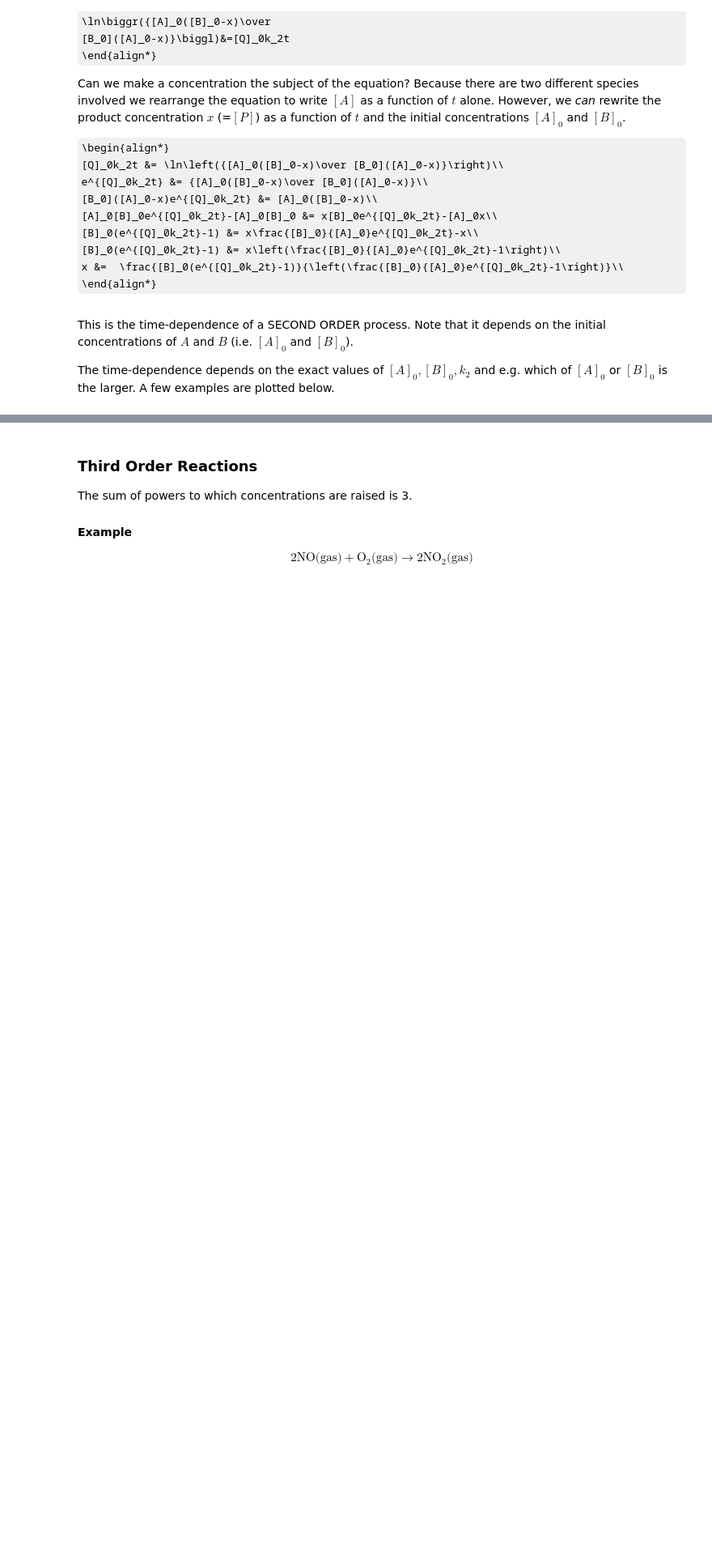
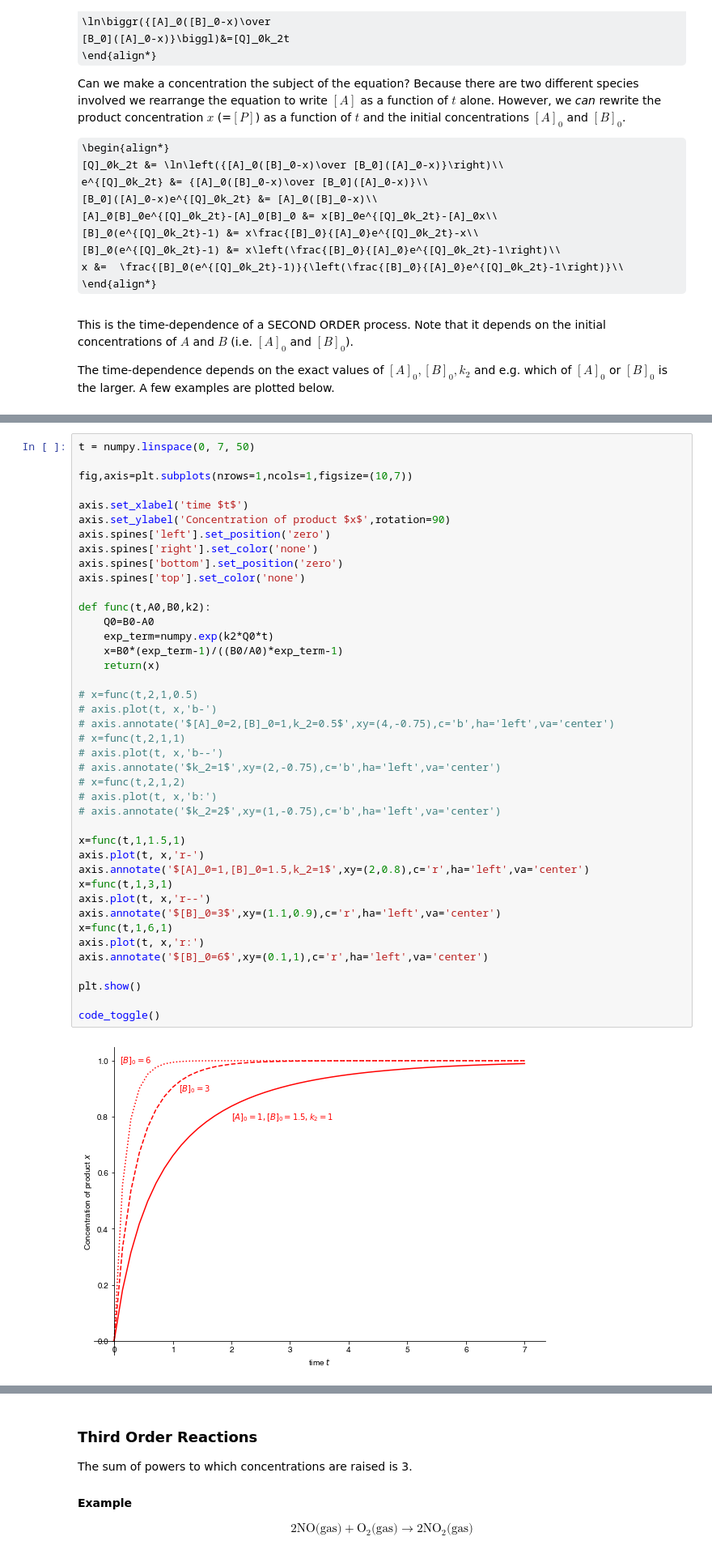
Before and after one commit to philipwfowler/quantitative_biochemistry, a Jupyter notebook: quantitative_biochemistry/Lecture 11 - Reaction Rates.ipynb, the cells around one changed output, grey strips where cells are left out. Shown at 81% size. Drawn from its saved outputs; the diff is of its cells as text; some formulas as TeX source; blank space fills up the shorter version.

```diff
--- a/quantitative_biochemistry/Lecture 11 - Reaction Rates.ipynb
+++ b/quantitative_biochemistry/Lecture 11 - Reaction Rates.ipynb
@@ -573 +574,44 @@ code_toggle()
 [interactive output not drawn]
+# %%
+t = numpy.linspace(0, 7, 50)
+
+fig,axis=plt.subplots(nrows=1,ncols=1,figsize=(10,7))
+
+axis.set_xlabel('time $t$')
+axis.set_ylabel('Concentration of product $x$',rotation=90)
+axis.spines['left'].set_position('zero')
+axis.spines['right'].set_color('none')
+axis.spines['bottom'].set_position('zero')
+axis.spines['top'].set_color('none')
+
+def func(t,A0,B0,k2):
+    Q0=B0-A0
+    exp_term=numpy.exp(k2*Q0*t)
+    x=B0*(exp_term-1)/((B0/A0)*exp_term-1)
+    return(x)
+
+# x=func(t,2,1,0.5)
+# axis.plot(t, x,'b-')
+# axis.annotate('$[A]_0=2,[B]_0=1,k_2=0.5$',xy=(4,-0.75),c='b',ha='left',va='center')
+# x=func(t,2,1,1)
+# axis.plot(t, x,'b--')
+# axis.annotate('$k_2=1$',xy=(2,-0.75),c='b',ha='left',va='center')
+# x=func(t,2,1,2)
+# axis.plot(t, x,'b:')
+# axis.annotate('$k_2=2$',xy=(1,-0.75),c='b',ha='left',va='center')
+
+x=func(t,1,1.5,1)
+axis.plot(t, x,'r-')
+axis.annotate('$[A]_0=1,[B]_0=1.5,k_2=1$',xy=(2,0.8),c='r',ha='left',va='center')
+x=func(t,1,3,1)
+axis.plot(t, x,'r--')
+axis.annotate('$[B]_0=3$',xy=(1.1,0.9),c='r',ha='left',va='center')
+x=func(t,1,6,1)
+axis.plot(t, x,'r:')
+axis.annotate('$[B]_0=6$',xy=(0.1,1),c='r',ha='left',va='center')
+
+plt.show()
+
+code_toggle()
+# %% [output]
+[figure, added]
```
Also changed, not shown: parts of 7 cells of this notebook.
